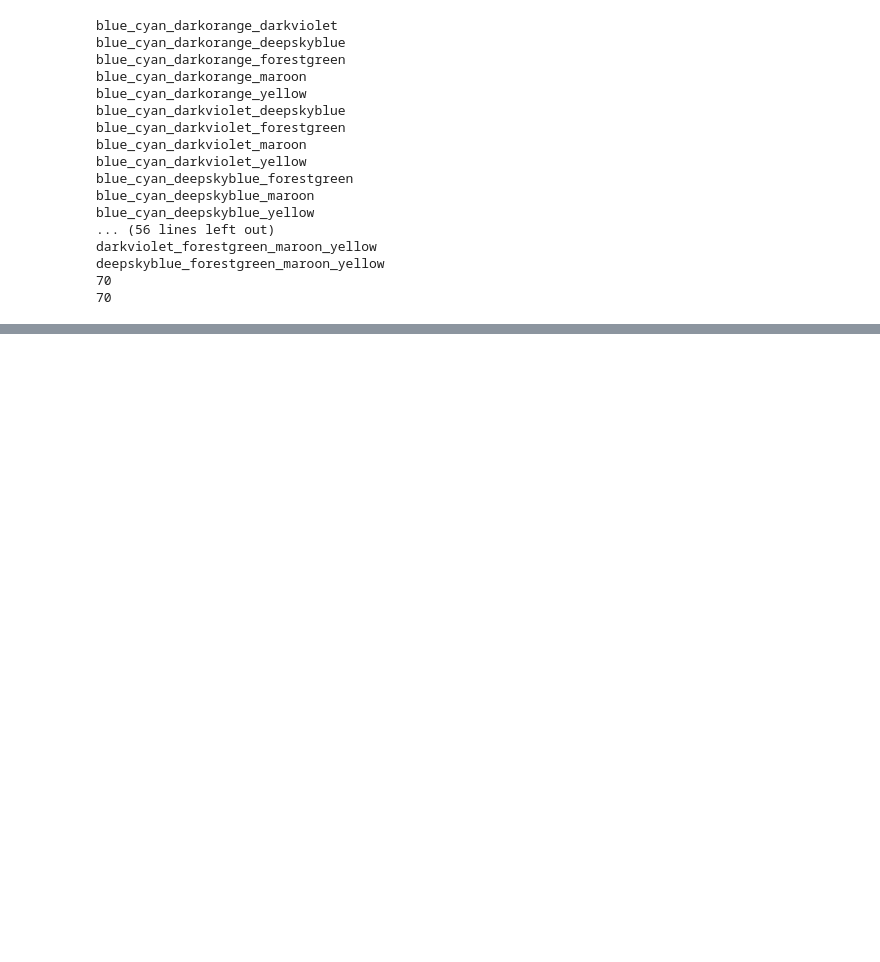
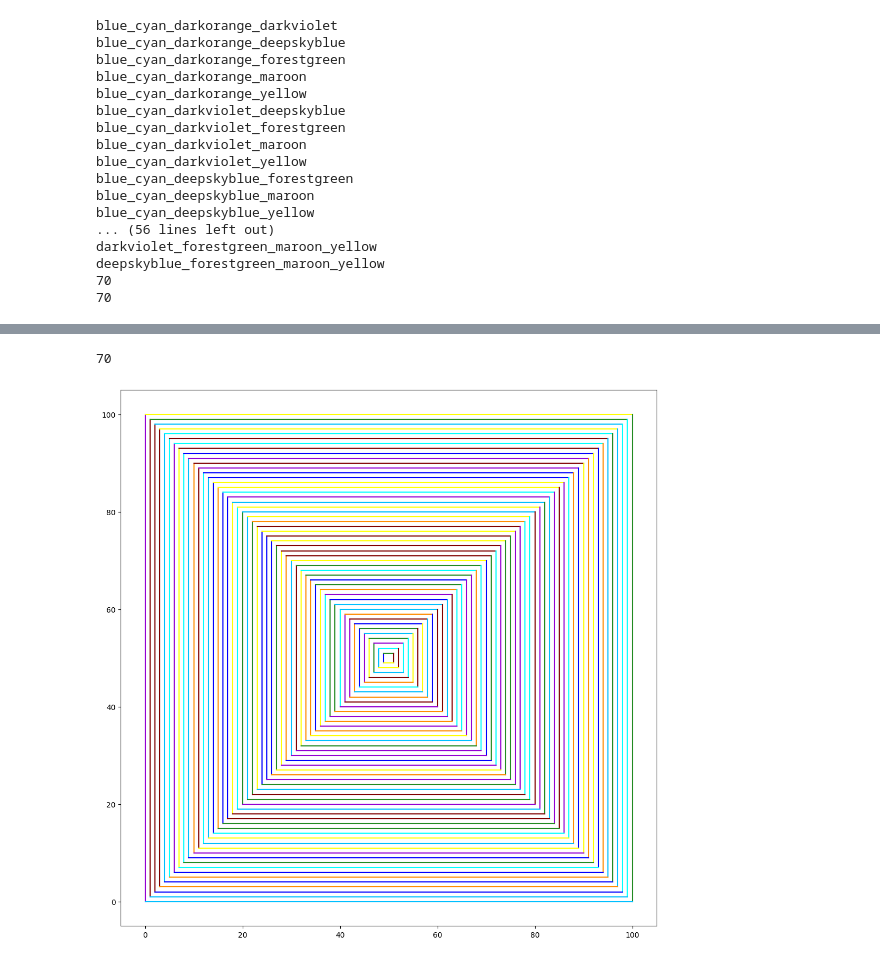
Before and after one commit to viktor-kertanov/hmmg, a Jupyter notebook: notebooks/target_circle_combinatorics/target_circle_comb.ipynb, the cells around one changed output, grey strips where cells are left out. Drawn from its saved outputs; the diff is of its cells as text; code cells hidden in the pictures; blank space fills up the shorter version.

```diff
--- a/notebooks/target_circle_combinatorics/target_circle_comb.ipynb
+++ b/notebooks/target_circle_combinatorics/target_circle_comb.ipynb
@@ -188,0 +254,57 @@ deepskyblue_forestgreen_maroon_yellow
+# %%
+color_data = {
+    'maroon': 1,
+    'darkorange': 2,
+    'yellow': 3,
+    'forestgreen': 4,
+    'deepskyblue': 5,
+    'blue': 6,
+    'darkviolet': 7,
+    'cyan': 8,
+    'crimson': 9,
+    'black': 10,
+    'dodgerblue': 11,
+    'deeppink': 12,
+    'teal': 13,
+    'olive': 14,
+    'fuchsia': 15,
+    'khaki': 16
+    }
+
+num_colors = 8
+colors = list(color_data.keys())[:num_colors]
+k = 4 # nCk
+
+color_combos = list(combinations(colors, r=k))
+random.shuffle(color_combos)
+
+color_combos = [list(el) for el in color_combos]
+for el in color_combos:
+    random.shuffle(el)
+
+print(len(color_combos))
+
+x_cur, y_cur = 0, 0
+x_next, y_next = 100, 100
+m_delta = 1
+
+linewidth=1.5
+num_sqrs = 50
+
+for sqr_idx in range(num_sqrs):
+    plt.plot([x_cur, x_cur], [y_cur, y_next], color=color_combos[sqr_idx][0], linewidth=linewidth)
+    plt.plot([x_cur, x_next], [y_next, y_next], color=color_combos[sqr_idx][1], linewidth=linewidth)
+    plt.plot([x_next, x_next], [y_next, y_cur], color=color_combos[sqr_idx][2], linewidth=linewidth)
+    plt.plot([x_next, x_cur], [y_cur, y_cur], color=color_combos[sqr_idx][3], linewidth=linewidth)
+    x_cur += m_delta
+    y_cur += m_delta
+
+    x_next -= m_delta
+    y_next -= m_delta
+
+plt.gca().set_aspect('equal')
+plt.gcf().set_size_inches(13, 13)
+plt.show()
+# %% [output]
+70
+[figure, added]
```
Also changed, not shown: parts of 4 cells of this notebook, 1 other file.
